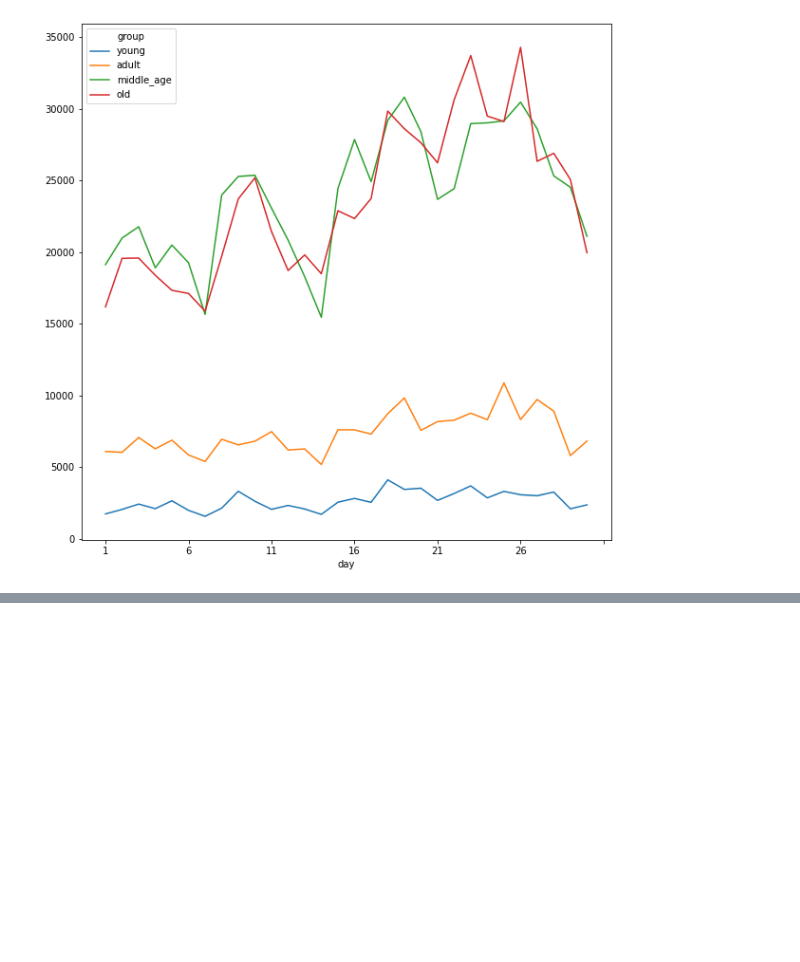
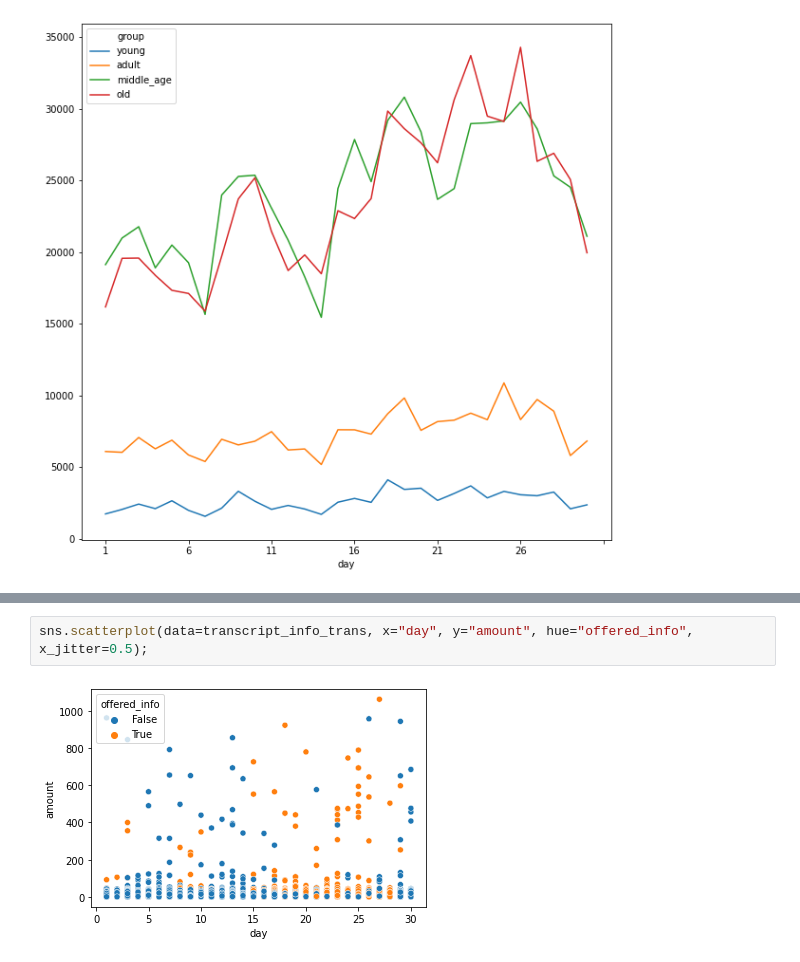
Before and after one commit to netxph/sb-capstone, a Jupyter notebook: notebooks/02 - Data Understanding.ipynb, the cells around one changed output, grey strips where cells are left out. Cells and saved outputs as stored; diff of their text form; blank space fills up the shorter version.

Commit message:
completed data understanding

```diff
--- a/notebooks/02 - Data Understanding.ipynb
+++ b/notebooks/02 - Data Understanding.ipynb
@@ -954,0 +1004,4 @@ Before we can proceed, our transactions is not mapped to any offer as of now.
+# %%
+sns.scatterplot(data=transcript_info_trans, x="day", y="amount", hue="offered_info", x_jitter=0.5);
+# %% [output]
+[figure, added]
```
Also changed, not shown: parts of 12 cells of this notebook, 1 other file.
